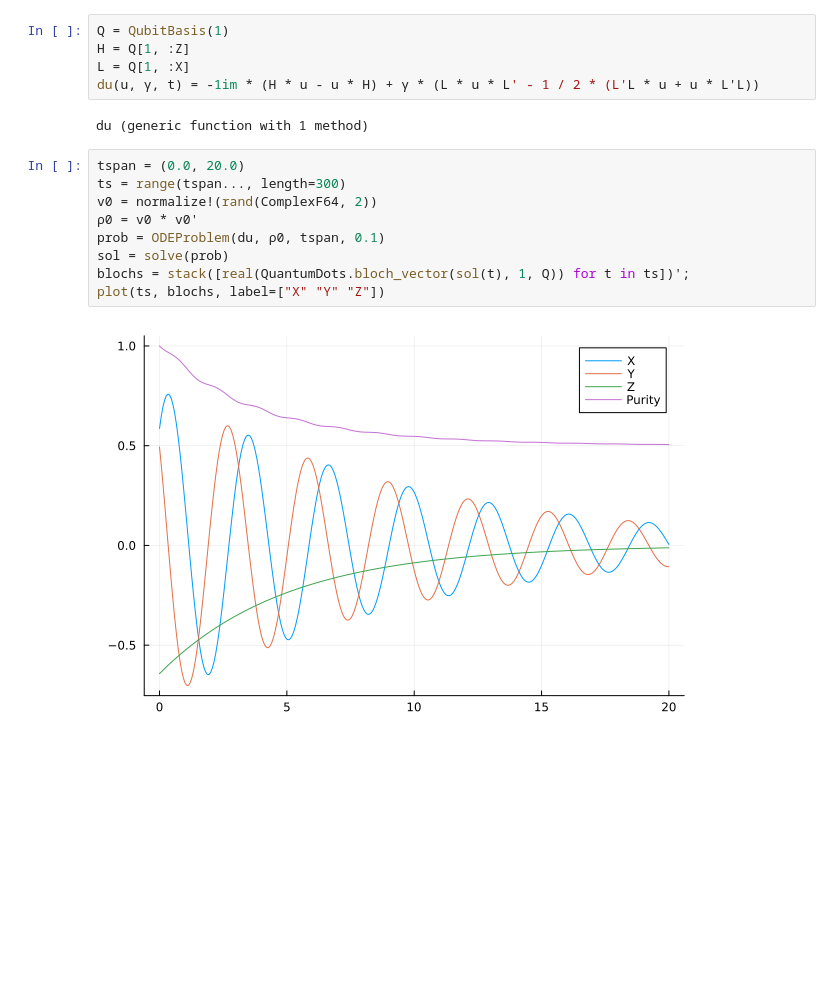
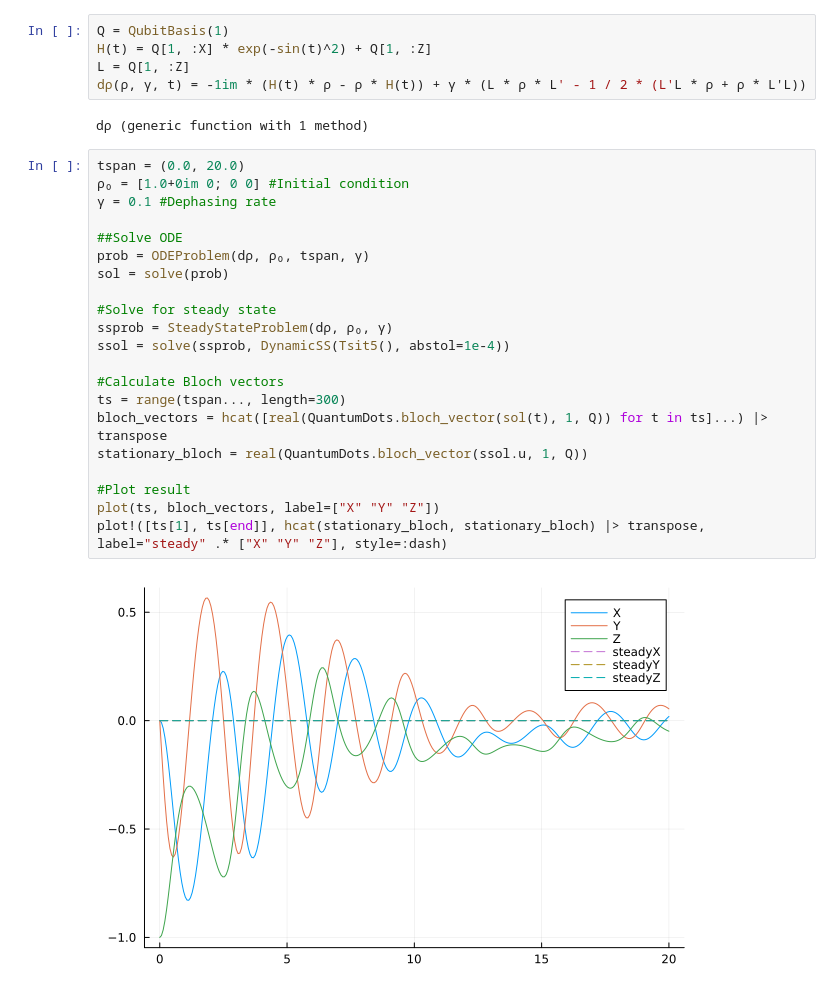
Before and after one commit to cvsvensson/QuantumDots.jl, a Jupyter notebook: examples/qubit_dephasing.ipynb, the cells around one changed output. Cells and saved outputs as stored; diff of their text form; blank space fills up the shorter version.

```diff
--- a/examples/qubit_dephasing.ipynb
+++ b/examples/qubit_dephasing.ipynb
@@ -5,19 +13,31 @@ using QuantumDots, Plots, LinearAlgebra, DifferentialEquations
 # %%
 Q = QubitBasis(1)
-H = Q[1, :Z]
-L = Q[1, :X]
-du(u, γ, t) = -1im * (H * u - u * H) + γ * (L * u * L' - 1 / 2 * (L'L * u + u * L'L))
+H(t) = Q[1, :X] * exp(-sin(t)^2) + Q[1, :Z]
+L = Q[1, :Z]
+dρ(ρ, γ, t) = -1im * (H(t) * ρ - ρ * H(t)) + γ * (L * ρ * L' - 1 / 2 * (L'L * ρ + ρ * L'L))
 # %% [output]
-du (generic function with 1 method)
+dρ (generic function with 1 method)
-# %%
-tspan = (0.0, 20.0)
-ts = range(tspan..., length=300)
-v0 = normalize!(rand(ComplexF64, 2))
-ρ0 = v0 * v0'
-prob = ODEProblem(du, ρ0, tspan, 0.1)
-sol = solve(prob)
-blochs = stack([real(QuantumDots.bloch_vector(sol(t), 1, Q)) for t in ts])';
-plot(ts, blochs, label=["X" "Y" "Z"])
-# %% [output]
-[figure, removed]
+# %%
+tspan = (0.0, 20.0)
+ρ₀ = [1.0+0im 0; 0 0] #Initial condition
+γ = 0.1 #Dephasing rate
+
+##Solve ODE
+prob = ODEProblem(dρ, ρ₀, tspan, γ)
+sol = solve(prob)
+
+#Solve for steady state
+ssprob = SteadyStateProblem(dρ, ρ₀, γ)
+ssol = solve(ssprob, DynamicSS(Tsit5(), abstol=1e-4))
+
+#Calculate Bloch vectors
+ts = range(tspan..., length=300)
+bloch_vectors = hcat([real(QuantumDots.bloch_vector(sol(t), 1, Q)) for t in ts]...) |> transpose
+stationary_bloch = real(QuantumDots.bloch_vector(ssol.u, 1, Q))
+
+#Plot result
+plot(ts, bloch_vectors, label=["X" "Y" "Z"])
+plot!([ts[1], ts[end]], hcat(stationary_bloch, stationary_bloch) |> transpose, label="steady" .* ["X" "Y" "Z"], style=:dash)
+# %% [output]
+[figure, added]
 # %%
```
Also changed, not shown: parts of 3 cells of this notebook, 2 other files.
